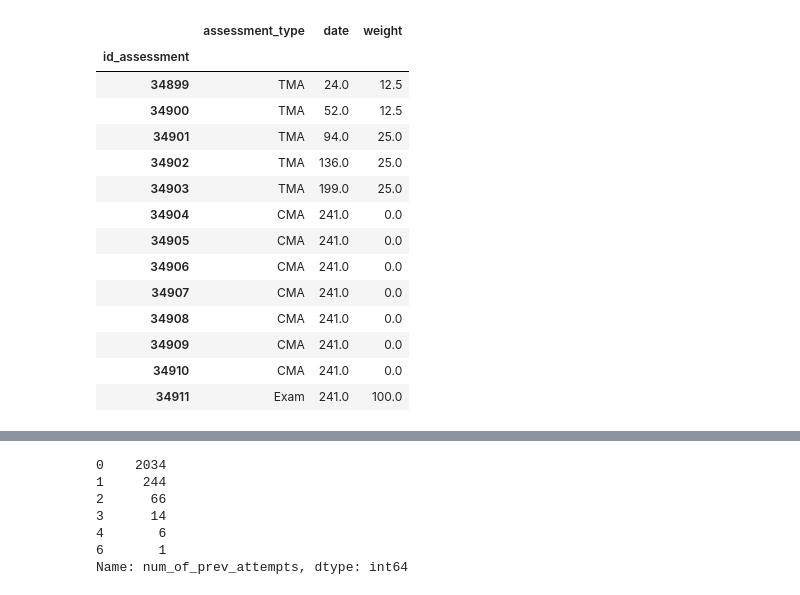
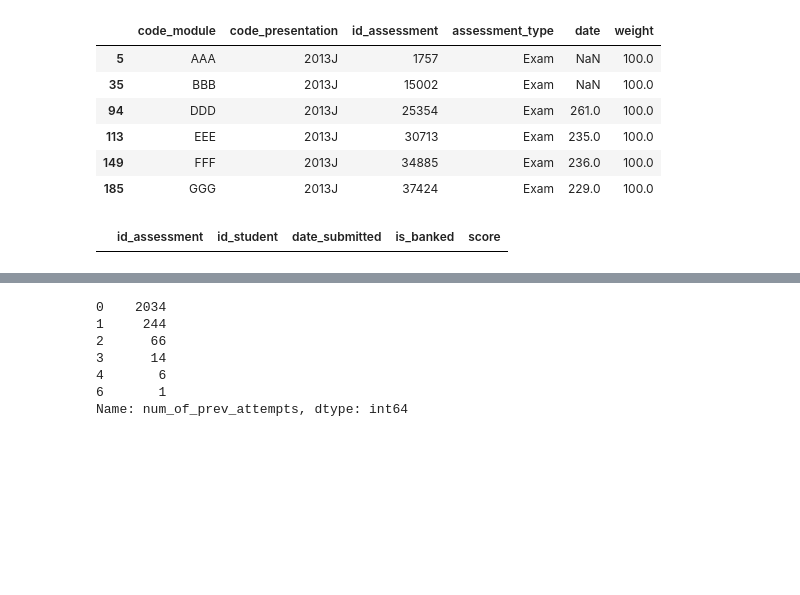
Before and after one commit to pszmk/LICENCJAT_SGH_2023, a Jupyter notebook: data_exploration2.ipynb, the cells around one changed output, grey strips where cells are left out. Cells and saved outputs as stored; diff of their text form; code cells hidden in the pictures; blank space fills up the shorter version.

```diff
--- a/data_exploration2.ipynb
+++ b/data_exploration2.ipynb
@@ -9,27 +9,30 @@ import pandas as pd
 import xarray as xr
 import matplotlib.pyplot as plt
 
-assessments = pd.read_csv('data/source_data/assessments.csv')
-studentInfo = pd.read_csv('data/source_data/studentInfo.csv')
+assessments = pd.read_csv('../data/assessments.csv')
+studentInfo = pd.read_csv('../data/studentInfo.csv')
 # %%
 query_params = {"code_module" : "FFF",
                 "code_presentation" : "2014J"}
 # %%
 assessments_hier = assessments.loc[assessments['code_module']==query_params['code_module']].loc[assessments['code_presentation']==query_params['code_presentation']].drop(columns=['code_module', 'code_presentation']).set_index(['id_assessment']).sort_index()
-assessments_hier
+# display(assessments_hier)
+
+all_exam_id_assessment = assessments.loc[assessments['code_presentation']=='2013J']
+all_exam_id_assessment = all_exam_id_assessment.loc[all_exam_id_assessment['assessment_type']=='Exam']
+display(all_exam_id_assessment)
+# display(assessments)
+
+studentAssessment_xxx = pd.read_csv('../data/studentAssessment.csv')
+
+studentAssessment_xxx = studentAssessment_xxx.loc[studentAssessment_xxx[['id_assessment']].applymap(lambda x: x in all_exam_id_assessment['id_assessment'].values)['id_assessment'].values]
+display(studentAssessment_xxx.loc[studentAssessment_xxx['id_assessment']==37424])
 # %% [output]
-|  | assessment_type | date | weight |
-| id_assessment |  |  |  |
-| 34899 | TMA | 24.0 | 12.5 |
-| 34900 | TMA | 52.0 | 12.5 |
-| 34901 | TMA | 94.0 | 25.0 |
-| 34902 | TMA | 136.0 | 25.0 |
-| 34903 | TMA | 199.0 | 25.0 |
-| 34904 | CMA | 241.0 | 0.0 |
-| 34905 | CMA | 241.0 | 0.0 |
-| 34906 | CMA | 241.0 | 0.0 |
-| 34907 | CMA | 241.0 | 0.0 |
-| 34908 | CMA | 241.0 | 0.0 |
-| 34909 | CMA | 241.0 | 0.0 |
-| 34910 | CMA | 241.0 | 0.0 |
-| 34911 | Exam | 241.0 | 100.0 |
+|  | code_module | code_presentation | id_assessment | assessment_type | date | weight |
+| 5 | AAA | 2013J | 1757 | Exam | NaN | 100.0 |
+| 35 | BBB | 2013J | 15002 | Exam | NaN | 100.0 |
+| 94 | DDD | 2013J | 25354 | Exam | 261.0 | 100.0 |
+| 113 | EEE | 2013J | 30713 | Exam | 235.0 | 100.0 |
+| 149 | FFF | 2013J | 34885 | Exam | 236.0 | 100.0 |
+| 185 | GGG | 2013J | 37424 | Exam | 229.0 | 100.0 |
+|  | id_assessment | id_student | date_submitted | is_banked | score |
```
Also changed, not shown: parts of 14 cells of this notebook, 7 other files.
